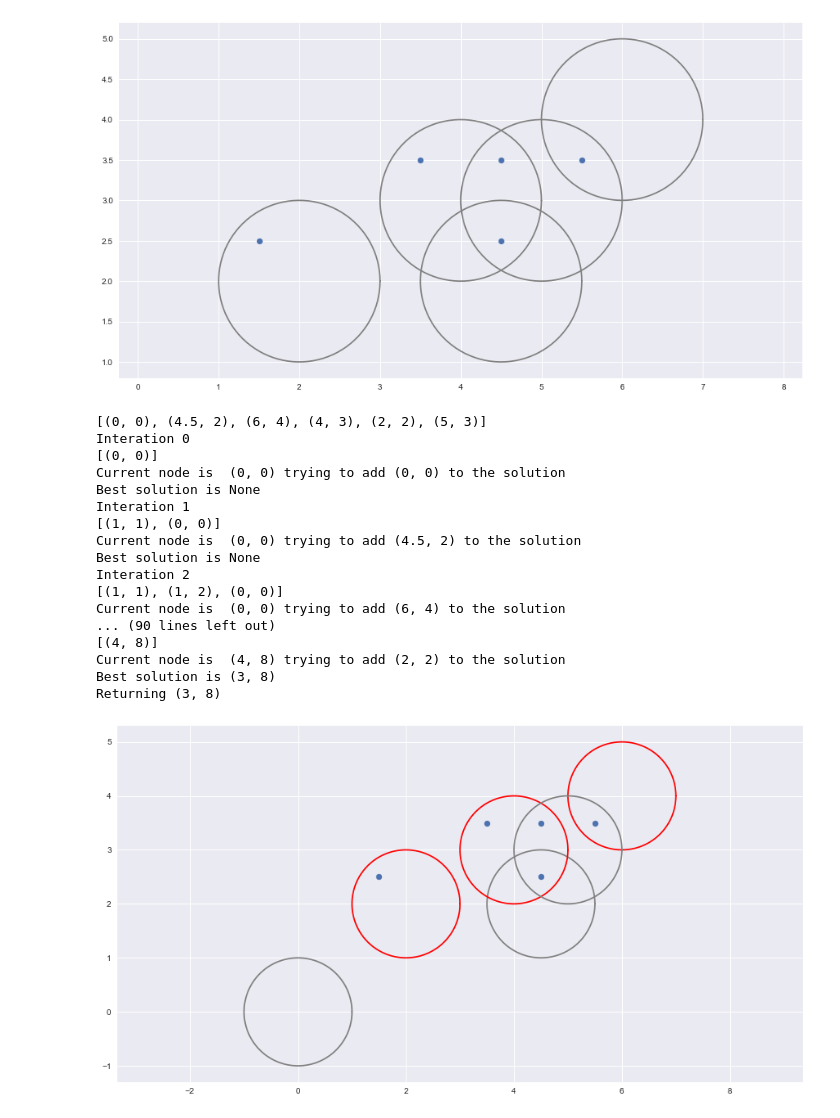
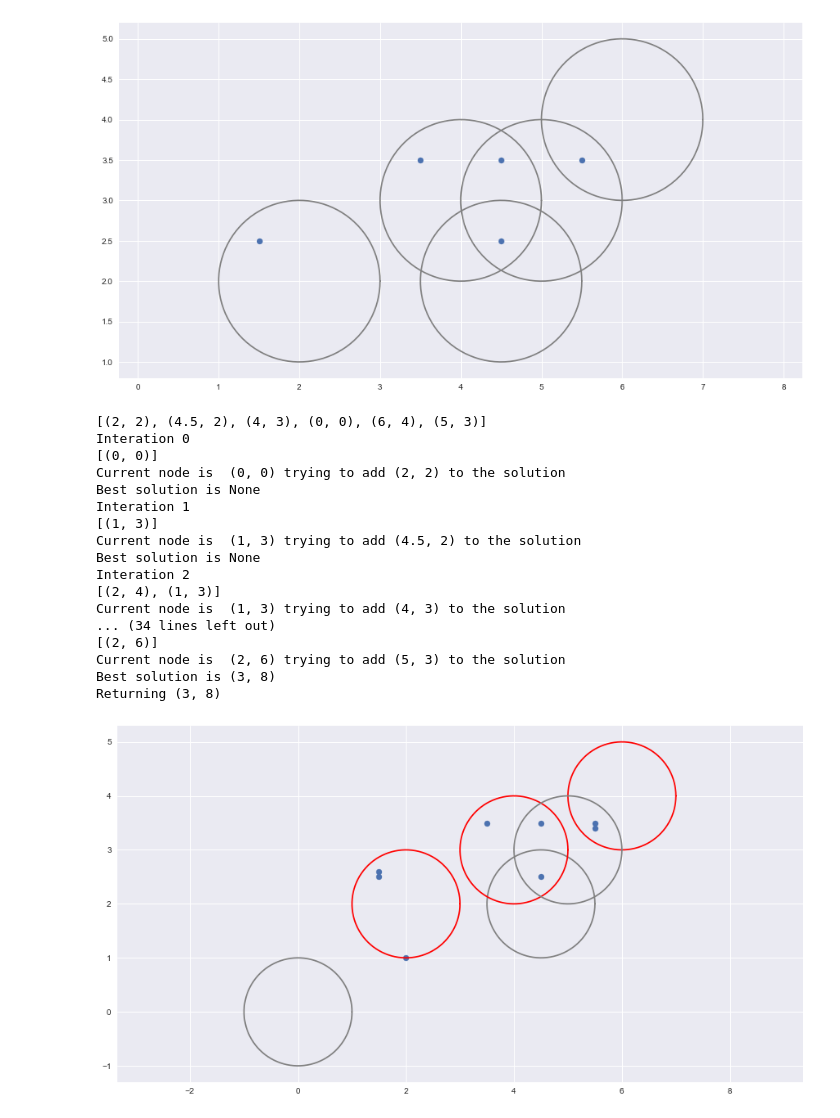
Before and after one commit to vesran/AAP, a Jupyter notebook: DUDC.ipynb, the cells around one changed output. Drawn from its saved outputs; the diff is of its cells as text; code cells hidden in the pictures.

```diff
--- a/DUDC.ipynb
+++ b/DUDC.ipynb
@@ -76,7 +76,7 @@ class BBTree:
         self.children.append(child)
 
     def heuristic(self):
-        return self.nb_covered_points + len(self.solution)  # Number of covered points
+        return self.nb_covered_points  # Number of covered points
 
     def is_realizable(self, best_score):
         # Check if there is a point that does not belong to any disk
@@ -137,45 +137,46 @@ def dudc_branch_and_bound(P, Q):
         children = tree_to_develop.split()
         if children is not None:
             for child in children:
+                tree_to_develop.add_child(child)
+
                 child_is_solution = all(any(disk.contains(point) for disk in child.solution) for point in P)
                 if child.is_realizable(best_solution_size) and not child_is_solution:
-                    tree_to_develop.add_child(child)
                     to_visit.append(child)
                 elif child_is_solution and len(child.solution) < best_solution_size:
                     best_solution_size = len(child.solution)
                     best_solution = child
 
         print(f"Best solution is {best_solution}")
 
     print("Returning", best_solution)
-    return best_solution
+    return best_solution, root
 
 
-P = [(1.5, 2.5), (3.5, 3.5), (4.5, 2.5), (4.5, 3.5), (5.5, 3.5)]
+P = [(1.5, 2.5), (3.5, 3.5), (4.5, 2.5), (4.5, 3.5), (5.5, 3.5), (5.5, 3.4), (1.5, 2.6), (2, 1)]
 Q = [Disk(0, 0), Disk(2, 2), Disk(4, 3), Disk(4.5, 2), Disk(5, 3), Disk(6, 4)]
 rand.shuffle(Q)
 print(Q)
-sol_node = dudc_branch_and_bound(P, Q)
+sol_node, root = dudc_branch_and_bound(P, Q)
 
 if sol_node is not None:
     colors = ['red' if disk in sol_node.solution else 'grey' for disk in Q]
     show(P, Q, colors=colors)
 # %% [output]
-[(0, 0), (4.5, 2), (6, 4), (4, 3), (2, 2), (5, 3)]
+[(2, 2), (4.5, 2), (4, 3), (0, 0), (6, 4), (5, 3)]
 Interation 0
 [(0, 0)]
-Current node is  (0, 0) trying to add (0, 0) to the solution
+Current node is  (0, 0) trying to add (2, 2) to the solution
 Best solution is None
 Interation 1
-[(1, 1), (0, 0)]
-Current node is  (0, 0) trying to add (4.5, 2) to the solution
+[(1, 3)]
+Current node is  (1, 3) trying to add (4.5, 2) to the solution
 Best solution is None
 Interation 2
-[(1, 1), (1, 2), (0, 0)]
-Current node is  (0, 0) trying to add (6, 4) to the solution
-... (90 lines left out)
-[(4, 8)]
-Current node is  (4, 8) trying to add (2, 2) to the solution
+[(2, 4), (1, 3)]
+Current node is  (1, 3) trying to add (4, 3) to the solution
+... (34 lines left out)
+[(2, 6)]
+Current node is  (2, 6) trying to add (5, 3) to the solution
 Best solution is (3, 8)
 Returning (3, 8)
-[figure, old version]
+[figure, new version]
```
Also changed, not shown: parts of 3 cells of this notebook.
